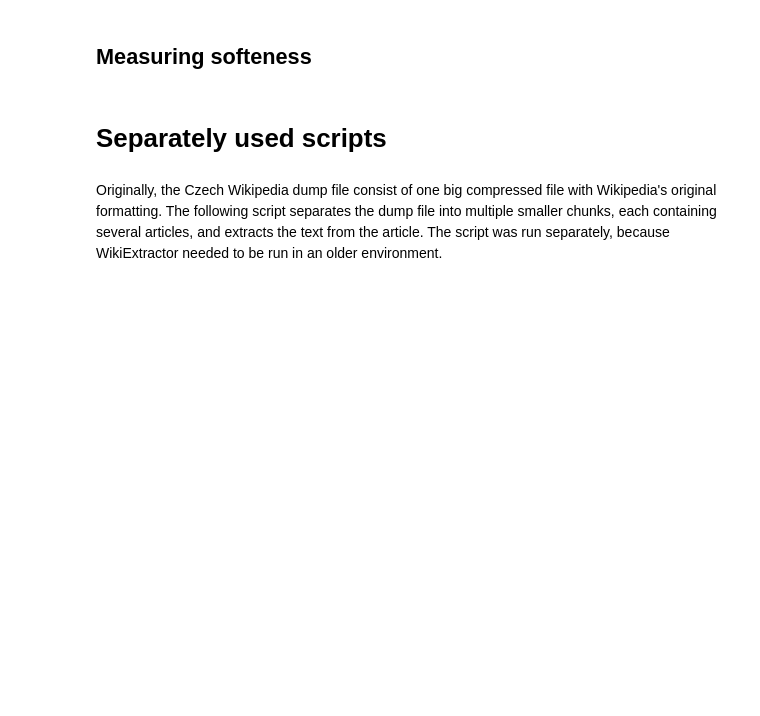
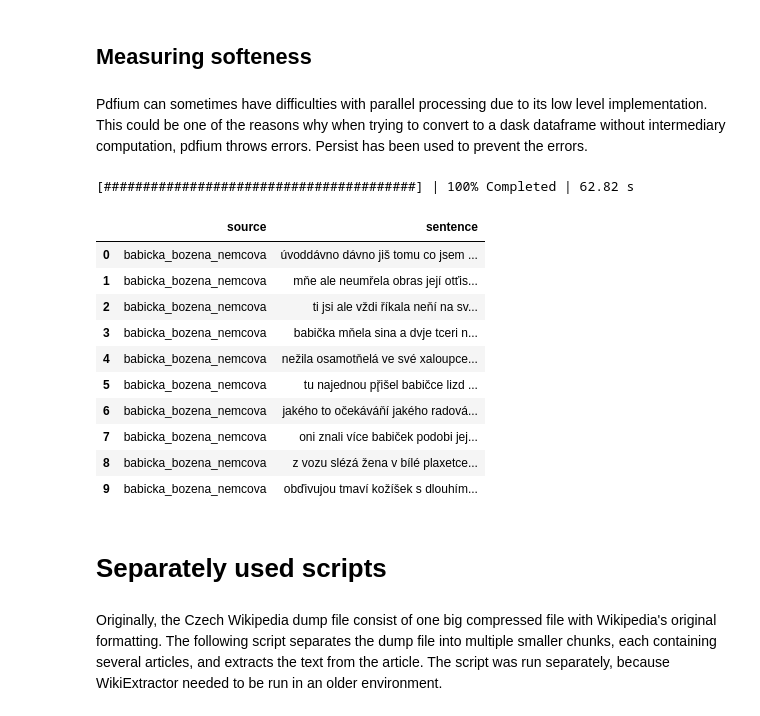
Before and after one commit to vk4444/DATA301_Project, a Jupyter notebook: code.ipynb, the cells around one changed output. Saved outputs shown, nothing was run; the diff lists cells and outputs as text; code cells hidden in the pictures; blank space fills up the shorter version.

Commit message:
converts to dataframe

```diff
--- a/code.ipynb
+++ b/code.ipynb
@@ -880,3 +909,26 @@ assert vowel_ratio('aaa') == 1
+# %% [markdown]
+Pdfium can sometimes have difficulties with parallel processing due to its low level implementation. This could be one of the reasons why when trying to convert to a dask dataframe without intermediary computation, pdfium throws errors. Persist has been used to prevent the errors.
+# %%
+with ProgressBar():
+  new = all_text_phonemes.filter(lambda x: x[0] == 'babicka_bozena_nemcova' or x[0] == 'noc_na_karlstejne_jaroslav_vrchlicky').persist()
+# %% [output]
+[########################################] | 100% Completed | 62.82 s
+# %%
+dataset = new.to_dataframe(meta=[("source", "object"), ("sentence", "object")])
+# %%
+dataset.compute().head(10)
+# %% [output]
+|  | source | sentence |
+| 0 | babicka_bozena_nemcova | úvoddávno dávno jiš tomu co jsem ... |
+| 1 | babicka_bozena_nemcova | mňe ale neumřela obras její otťis... |
+| 2 | babicka_bozena_nemcova | ti jsi ale vždi říkala neňí na sv... |
+| 3 | babicka_bozena_nemcova | babička mňela sina a dvje tceri n... |
+| 4 | babicka_bozena_nemcova | nežila osamotňelá ve své xaloupce... |
+| 5 | babicka_bozena_nemcova | tu najednou př̥išel babičce lizd ... |
+| 6 | babicka_bozena_nemcova | jakého to očekáváňí jakého radová... |
+| 7 | babicka_bozena_nemcova | oni znali více babiček podobi jej... |
+| 8 | babicka_bozena_nemcova | z vozu slézá žena v bílé plaxetce... |
+| 9 | babicka_bozena_nemcova | obďivujou tmaví kožíšek s dlouhím... |
 # %% [markdown]
 # Separately used scripts
 # %% [markdown]
```
Also changed, not shown: parts of 12 cells of this notebook.
